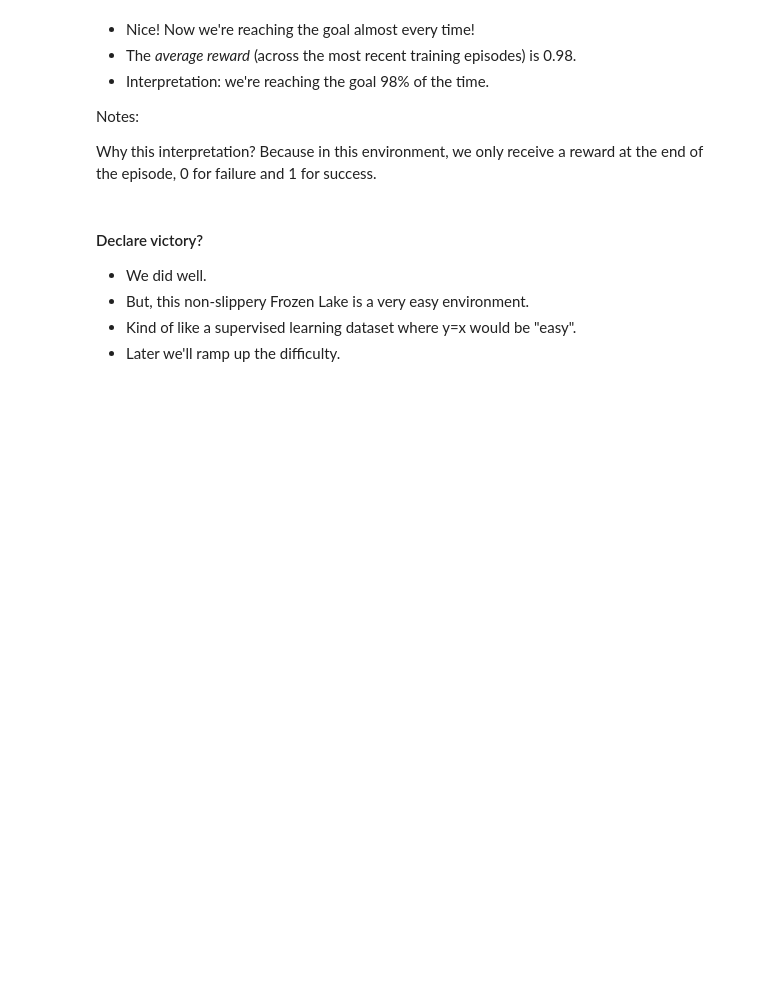
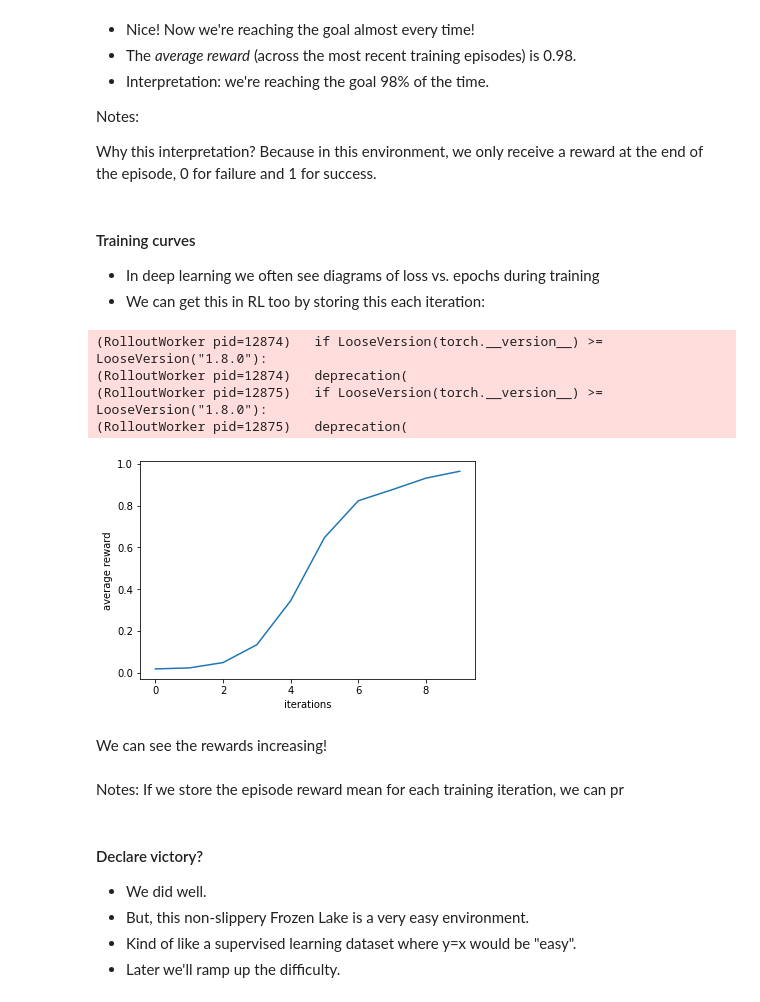
Before and after one commit to anyscale/rl-course, a Jupyter notebook: notebooks/02-rllib/02_01_rllib-intro.ipynb, the cells around one changed output. Cells and saved outputs as stored; diff of their text form; code cells hidden in the pictures; blank space fills up the shorter version.

```diff
--- a/notebooks/02-rllib/02_01_rllib-intro.ipynb
+++ b/notebooks/02-rllib/02_01_rllib-intro.ipynb
@@ -225,6 +221,33 @@ print(np.mean(train_info["hist_stats"]["episode_reward"]))
 Notes:
 
 Why this interpretation? Because in this environment, we only receive a reward at the end of the episode, 0 for failure and 1 for success.
+# %% [markdown]
+#### Training curves
+
+- In deep learning we often see diagrams of loss vs. epochs during training
+- We can get this in RL too by storing this each iteration:
+# %%
+ppo = PPO(env="FrozenLake-v1", config=algo_config)
+
+rewards = []
+for i in range(10):
+    train_info = ppo.train()
+    rewards.append(train_info["episode_reward_mean"])
+
+import matplotlib.pyplot as plt
+plt.plot(rewards);
+plt.xlabel("iterations");
+plt.ylabel("average reward");
+# %% [output]
+(RolloutWorker pid=12874)   if LooseVersion(torch.__version__) >= LooseVersion("1.8.0"):
+(RolloutWorker pid=12874)   deprecation(
+(RolloutWorker pid=12875)   if LooseVersion(torch.__version__) >= LooseVersion("1.8.0"):
+(RolloutWorker pid=12875)   deprecation(
+[figure, added]
+# %% [markdown]
+We can see the rewards increasing!
+# %% [markdown]
+Notes: If we store the episode reward mean for each training iteration, we can pr
 # %% [markdown]
 #### Declare victory?
 
```
Also changed, not shown: parts of 10 cells of this notebook, 5 other files.
